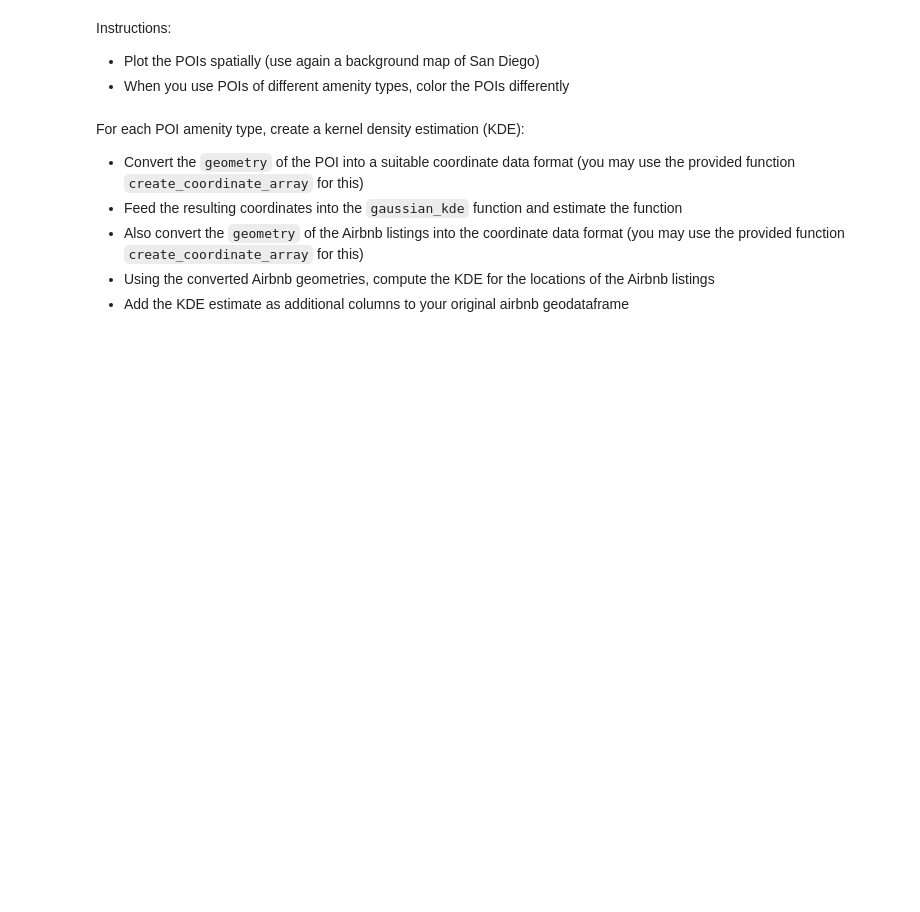
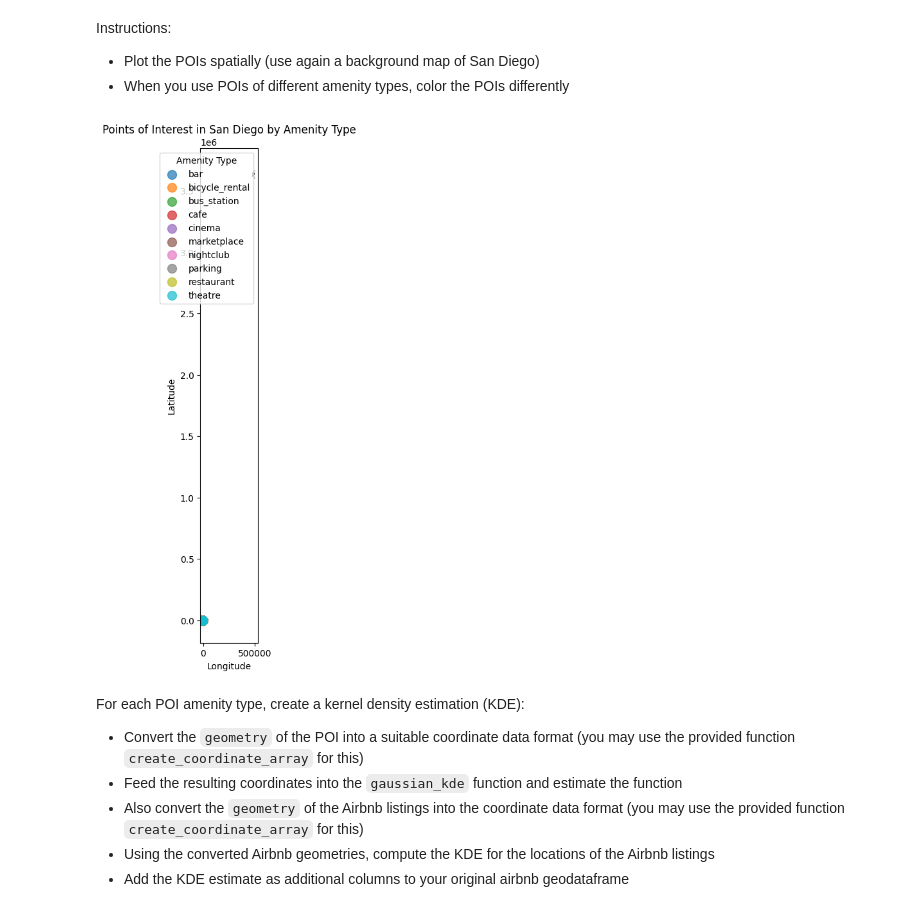
Before and after one commit to D3IP-SS24/case_study1, a Jupyter notebook: project_airbnb_template.ipynb, the cells around one changed output. Drawn from its saved outputs; the diff is of its cells as text; code cells hidden in the pictures; blank space fills up the shorter version.

```diff
--- a/project_airbnb_template.ipynb
+++ b/project_airbnb_template.ipynb
@@ -80,3 +132,35 @@ Instructions:
+# %%
+tags = {'amenity': [
+    "museum", "historic_site", "monument", "art_gallery",
+    "park", "beach", "theme_park", "cinema", "theatre",
+    "restaurant", "cafe", "bar", "nightclub", "marketplace",
+    "shopping_centre", "boutique", "shop", "souvenir",
+    "bus_station", "train_station", "bicycle_rental", "parking",
+    "trail", "nature_reserve", "garden"]}
+
+address = "San Diego, California, USA"
+distance = 5000  # meters
+pois = ox.geometries_from_address(address, tags=tags, dist=distance)
+
+pois = pois[pois.geometry.type == 'Point'].reset_index(drop=True)
+
+fig, ax = plt.subplots(figsize=(10, 10))
+
+area = ox.geocode_to_gdf(address)
+base = ox.project_gdf(area).plot(ax=ax, facecolor='black')
+
+pois = pois.set_crs(area.crs)
+
+for amenity_type, data in pois.groupby('amenity'):
+    data.plot(ax=ax, markersize=100, label=amenity_type, alpha=0.7)
+
+plt.legend(title='Amenity Type')
+plt.title("Points of Interest in San Diego by Amenity Type")
+plt.xlabel("Longitude")
+plt.ylabel("Latitude")
+plt.show()
+# %% [output]
+[figure, added]
 # %% [markdown]
 For each POI amenity type, create a kernel density estimation (KDE):
 * Convert the `geometry` of the POI into a suitable coordinate data format (you may use the provided function `create_coordinate_array` for this)
```
Also changed, not shown: parts of 11 cells of this notebook, 1 other file.
